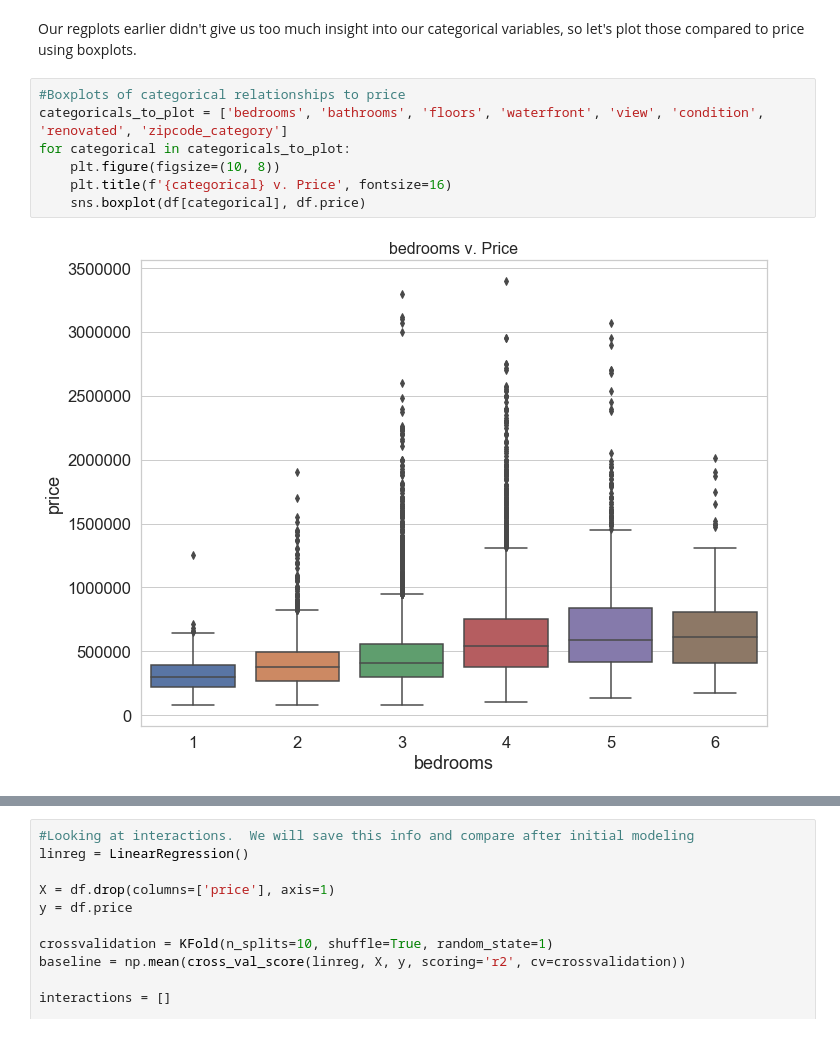
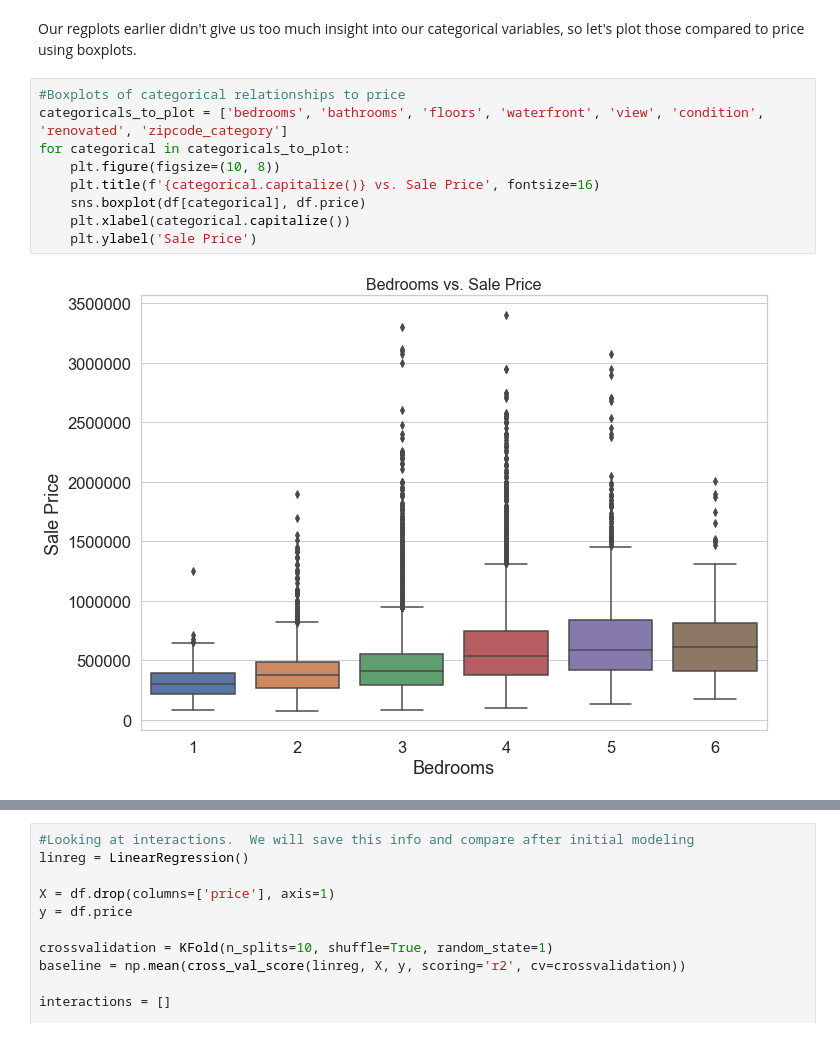
Before and after one commit to JonahFlateman/King-County-Sale-Prices, a Jupyter notebook: student.ipynb, the cells around one changed output, grey strips where cells are left out. Saved outputs shown, nothing was run; the diff lists cells and outputs as text.

```diff
--- a/student.ipynb
+++ b/student.ipynb
@@ -384,9 +384,11 @@ Our regplots earlier didn't give us too much insight into our categorical variab
 # %%
 #Boxplots of categorical relationships to price
 categoricals_to_plot = ['bedrooms', 'bathrooms', 'floors', 'waterfront', 'view', 'condition', 'renovated', 'zipcode_category']
 for categorical in categoricals_to_plot:
     plt.figure(figsize=(10, 8))
-    plt.title(f'{categorical} v. Price', fontsize=16)
+    plt.title(f'{categorical.capitalize()} vs. Sale Price', fontsize=16)
     sns.boxplot(df[categorical], df.price)
+    plt.xlabel(categorical.capitalize())
+    plt.ylabel('Sale Price')
 # %% [output]
-[figure, old version]
+[figure, new version]
```
Also changed, not shown: parts of 7 cells of this notebook, 6 other files.
